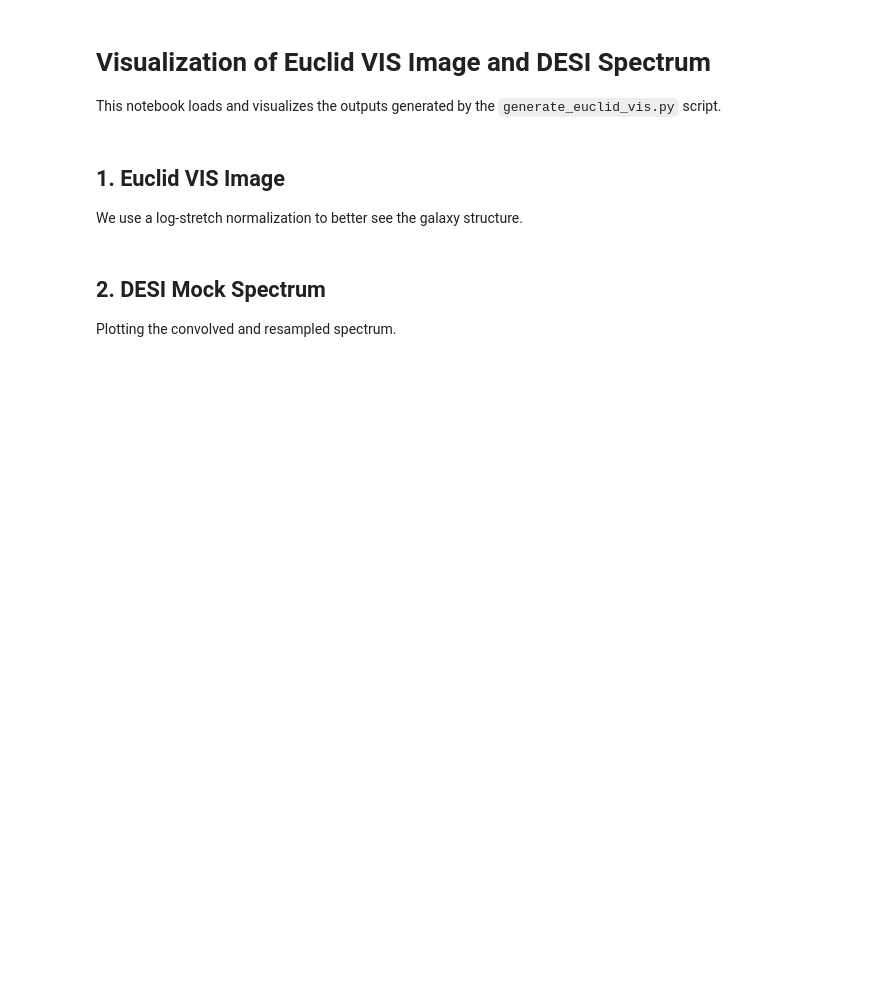
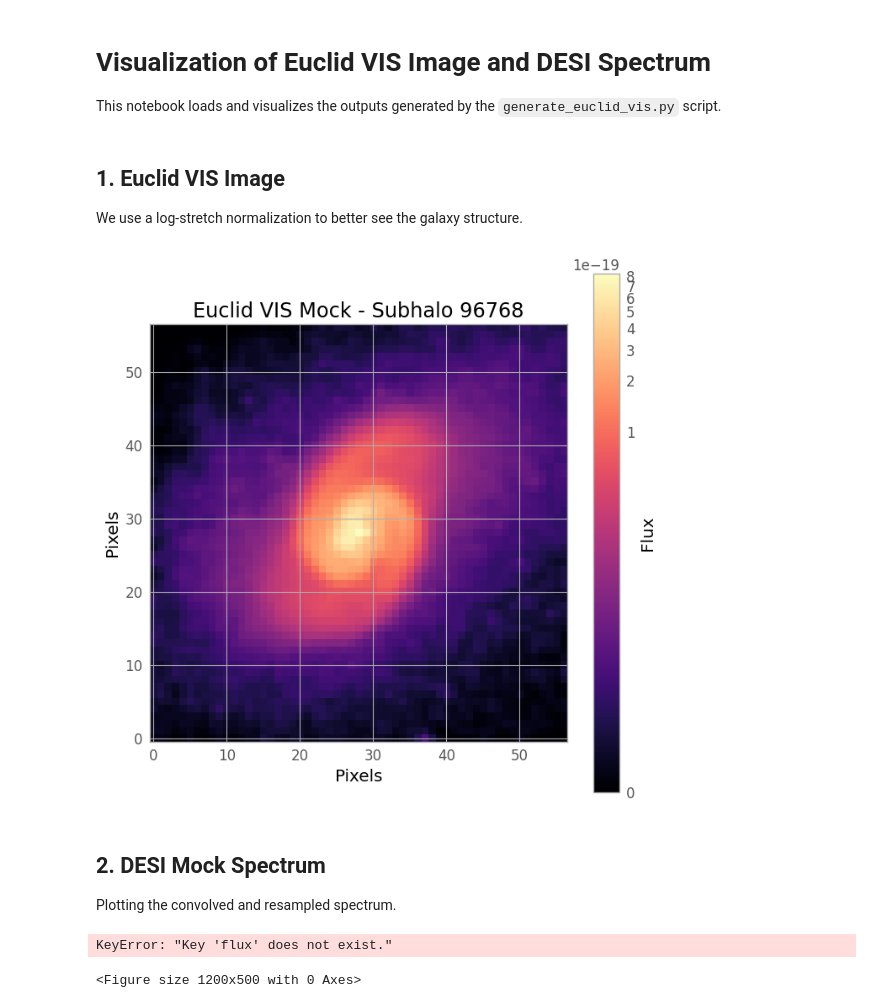
Before and after one commit to mhuertascompany/synthesizer, a Jupyter notebook: euclidVIS/visualize_outputs.ipynb, the cells around one changed output. Cells and saved outputs as stored; diff of their text form; code cells hidden in the pictures; blank space fills up the shorter version.

Commit message:
feat: Update visualization notebook to process specific subhalo FITS data and record execution outputs.

```diff
--- a/euclidVIS/visualize_outputs.ipynb
+++ b/euclidVIS/visualize_outputs.ipynb
@@ -14,8 +14,8 @@ plt.style.use(astropy_mpl_style)
 # %%
 # Define paths
 data_dir = '/Users/marchuertascompany/Documents/data/EUCLID/syntesizer'
-image_path = os.path.join(data_dir, 'euclid_vis.fits')
-spectrum_path = os.path.join(data_dir, 'desi_spectrum.fits')
+image_path = os.path.join(data_dir, 'euclid_vis_96768.fits')
+spectrum_path = os.path.join(data_dir, 'subhalo_96768_full_spectrum.fits')
 # %% [markdown]
 ## 1. Euclid VIS Image
 
@@ -23,20 +23,22 @@ We use a log-stretch normalization to better see the galaxy structure.
 # %%
 if os.path.exists(image_path):
     with fits.open(image_path) as hdul:
         data = hdul[0].data
         header = hdul[0].header
 
-    norm = ImageNormalize(data, interval=ZScaleInterval(), stretch=LogStretch())
+    norm = ImageNormalize(data, stretch=LogStretch())
 
     plt.figure(figsize=(8, 8))
     plt.imshow(data, cmap='magma', norm=norm, origin='lower')
     plt.colorbar(label='Flux')
     plt.title(f"Euclid VIS Mock - {header.get('OBJECT', 'Galaxy')}")
     plt.xlabel('Pixels')
     plt.ylabel('Pixels')
     plt.show()
 else:
     print(f"Image not found at {image_path}")
+# %% [output]
+[figure, added]
 # %% [markdown]
 ## 2. DESI Mock Spectrum
 
@@ -72,3 +74,6 @@ if os.path.exists(spectrum_path):
     plt.show()
 else:
     print(f"Spectrum not found at {spectrum_path}")
+# %% [output]
+KeyError: "Key 'flux' does not exist."
+<Figure size 1200x500 with 0 Axes>
```
Also changed, not shown: parts of 8 cells of this notebook, 3 other files.
